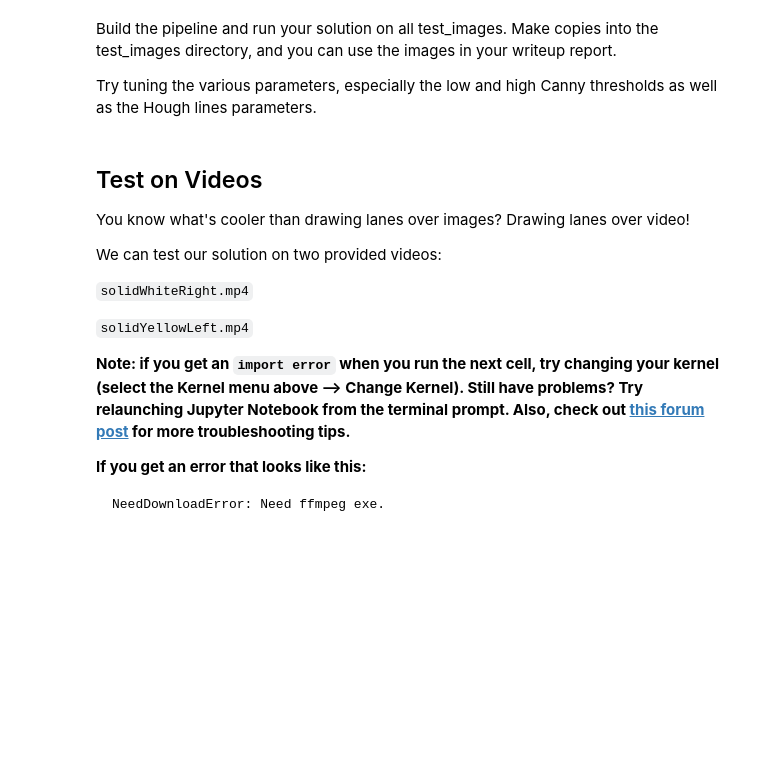
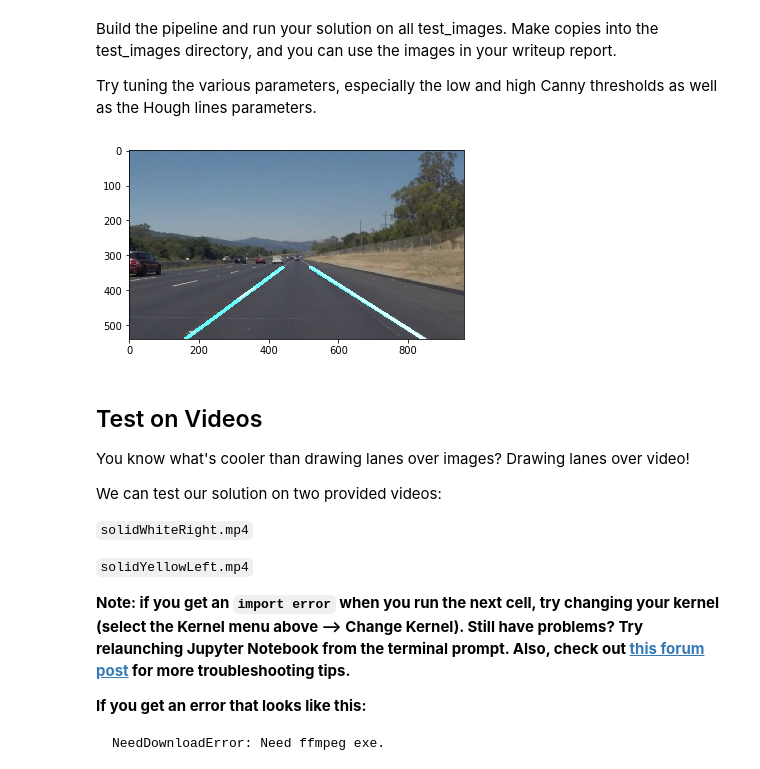
Before and after one commit to entire/CarND-LaneLines-P1, a Jupyter notebook: P1.ipynb, the cells around one changed output. Cells and saved outputs as stored; diff of their text form; code cells hidden in the pictures; blank space fills up the shorter version.

```diff
--- a/P1.ipynb
+++ b/P1.ipynb
@@ -369,7 +379,8 @@ Try tuning the various parameters, especially the low and high Canny thresholds
 
 image = mpimg.imread("test_images/solidWhiteRight.jpg")
 
-# bgr to hsv
+def lane_finder(image):
+    # bgr to hsv
     hsv = bgr_to_hsv(image)
 
     # filitered
@@ -378,44 +389,35 @@ image = mpimg.imread("test_images/solidWhiteRight.jpg")
     # gaussian blur
     kernel_size = 7
     blur_gray = gaussian_blur(filtered, kernel_size)
 
     # canny
     low_threshold = 1
     high_threshold = 5
     edges = canny(blur_gray, low_threshold, high_threshold)
 
     # region of interest
     vertices = np.array([[(50, 550), (910,550), (510,330),(450, 330)]], dtype=np.int32)
     edges = region_of_interest(edges, vertices)
 
     # hough line
     rho = 2 # distance resolution in pixels of the Hough grid
     theta = np.pi/90
     threshold = 15
     min_line_len = 50
     max_line_gap = 30
 
     # Run Hough on edge detected image
     line_img = hough_lines(edges, rho, theta, threshold, min_line_len, max_line_gap)
 
     # weighted image
     weighted = weighted_img(line_img, image)
     return weighted
 
-def yellow_white_filter(img):
-    # define range of white color in HSV
-    lower_white = np.array([0,0,0], dtype=np.uint8)
-    upper_white = np.array([200,200,200], dtype=np.uint8)
-
-    # Threshold the HSV image to get only white colors
-    mask = cv2.inRange(img, lower_white, upper_white)
-
-    return mask
-
-
 plt.figure()
 plt.imshow(lane_finder(image))
 plt.show()
+# %% [output]
+[figure, added]
 # %% [markdown]
 ## Test on Videos
 
```
Also changed, not shown: parts of 10 cells of this notebook, 3 other files.
